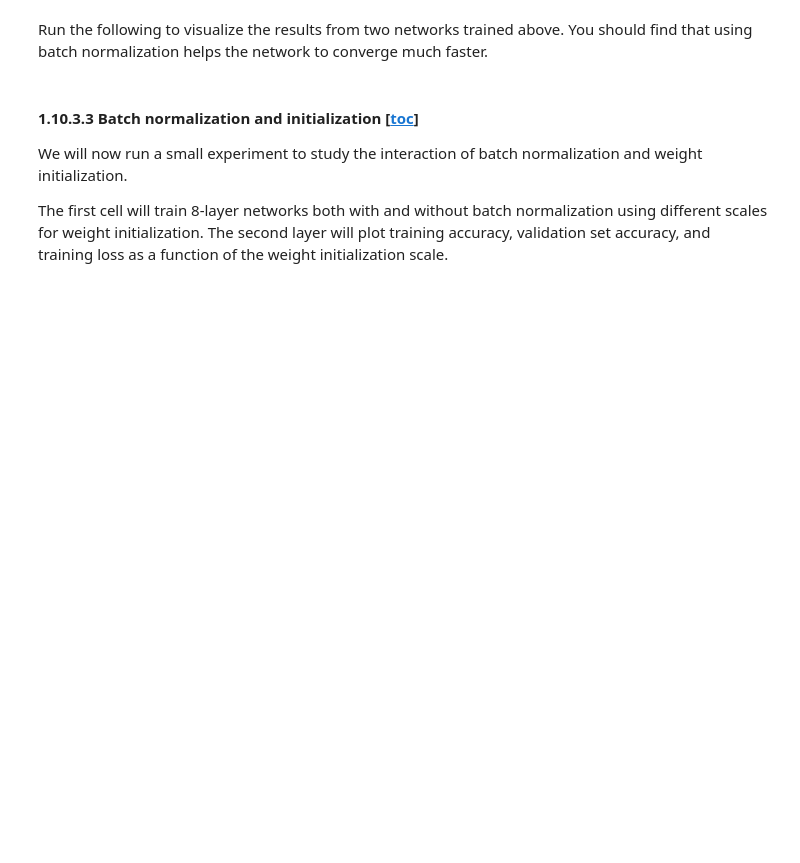
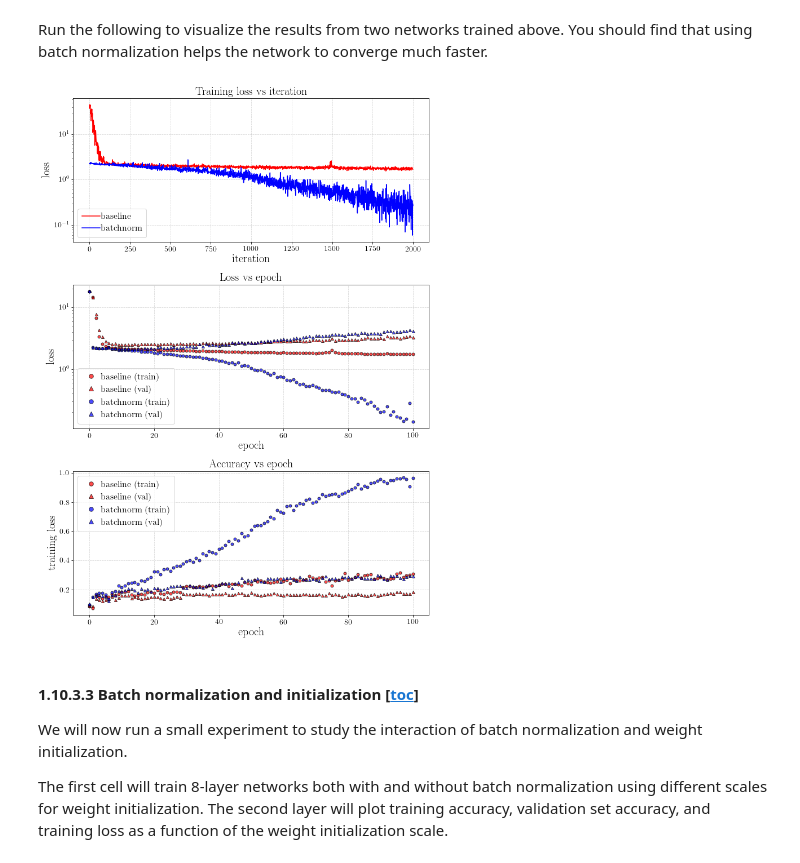
Before and after one commit to siri3us/ml, a Jupyter notebook: notebooks/CS231n/2/assignment2.ipynb, the cells around one changed output. Saved outputs shown, nothing was run; the diff lists cells and outputs as text; code cells hidden in the pictures; blank space fills up the shorter version.

```diff
--- a/notebooks/CS231n/2/assignment2.ipynb
+++ b/notebooks/CS231n/2/assignment2.ipynb
@@ -1603,22 +1331,22 @@ small_data = {
 
 weight_scale = None
 bn_model = FullyConnectedNet(hidden_dims, weight_scale=weight_scale, use_batchnorm=True)
-model = FullyConnectedNet(hidden_dims, weight_scale=weight_scale, use_batchnorm=False)
+model    = FullyConnectedNet(hidden_dims, weight_scale=weight_scale, use_batchnorm=False)
 
 bn_solver = Solver(bn_model, small_data,
-                num_epochs=10, batch_size=50,
+                num_epochs=100, batch_size=50,
                 update_rule='adam',
                 optim_config={
                   'learning_rate': 1e-3,
                 },
-                verbose=True, print_every=200)
+                verbose=True, print_every_epoch=10)
 bn_solver.train()
 
 solver = Solver(model, small_data,
-                num_epochs=10, batch_size=50,
+                num_epochs=100, batch_size=50,
                 update_rule='adam',
                 optim_config={
                   'learning_rate': 1e-3,
                 },
-                verbose=True, print_every=200)
-solver.train()
+                verbose=True, print_every_epoch=10)
+solver.train();
@@ -1657,3 +1374,44 @@ plt.show()
+# %%
+f, axarr = plt.subplots(3, 1, figsize=(10, 14))
+plot_kwargs = {'markeredgecolor': 'k', 'ms': 5, 'alpha': 0.7}
+
+ax = axarr[0]
+ax.plot(solver.loss_history, color='r', label='baseline')
+ax.plot(bn_solver.loss_history, color='b', label='batchnorm')
+ax.set_yscale('log')
+ax.set_xlabel('iteration')
+ax.set_ylabel('loss')
+ax.set_title('Training loss vs iteration')
+ax.grid(linestyle='--', alpha=0.5)
+ax.legend(loc='lower left', fontsize=16)
+
+ax = axarr[1]
+ax.plot(solver.train_loss_history,    'o', color='r', label='baseline (train)', **plot_kwargs)
+ax.plot(solver.val_loss_history,      '^', color='r', label='baseline (val)', **plot_kwargs)
+ax.plot(bn_solver.train_loss_history, 'o', color='b', label='batchnorm (train)', **plot_kwargs)
+ax.plot(bn_solver.val_loss_history,   '^', color='b', label='batchnorm (val)', **plot_kwargs)
+ax.set_yscale('log')
+ax.set_xlabel('epoch')
+ax.set_ylabel('loss')
+ax.set_title('Loss vs epoch')
+ax.grid(linestyle='--', alpha=0.5)
+ax.legend(loc='lower left', fontsize=16)
+
+ax = axarr[2]
+ax.plot(solver.train_acc_history, 'o', color='r', label='baseline (train)', **plot_kwargs)
+ax.plot(solver.val_acc_history,   '^', color='r', label='baseline (val)', **plot_kwargs)
+ax.plot(bn_solver.train_acc_history, 'o', color='b', label='batchnorm (train)', **plot_kwargs)
+ax.plot(bn_solver.val_acc_history,   '^', color='b', label='batchnorm (val)', **plot_kwargs)
+ax.set_xlabel('epoch')
+ax.set_ylabel('training loss')
+ax.set_title('Accuracy vs epoch')
+ax.grid(linestyle='--', alpha=0.5)
+ax.legend(loc='upper left', fontsize=16)
+
+plt.tight_layout()
+plt.show()
+# %% [output]
+[figure, added]
 # %% [markdown]
 <a id='bn_deep_init'></a>
 #### 1.10.3.3 Batch normalization and initialization [[toc](#toc)]
```
Also changed, not shown: parts of 32 cells of this notebook, 2 other files.
